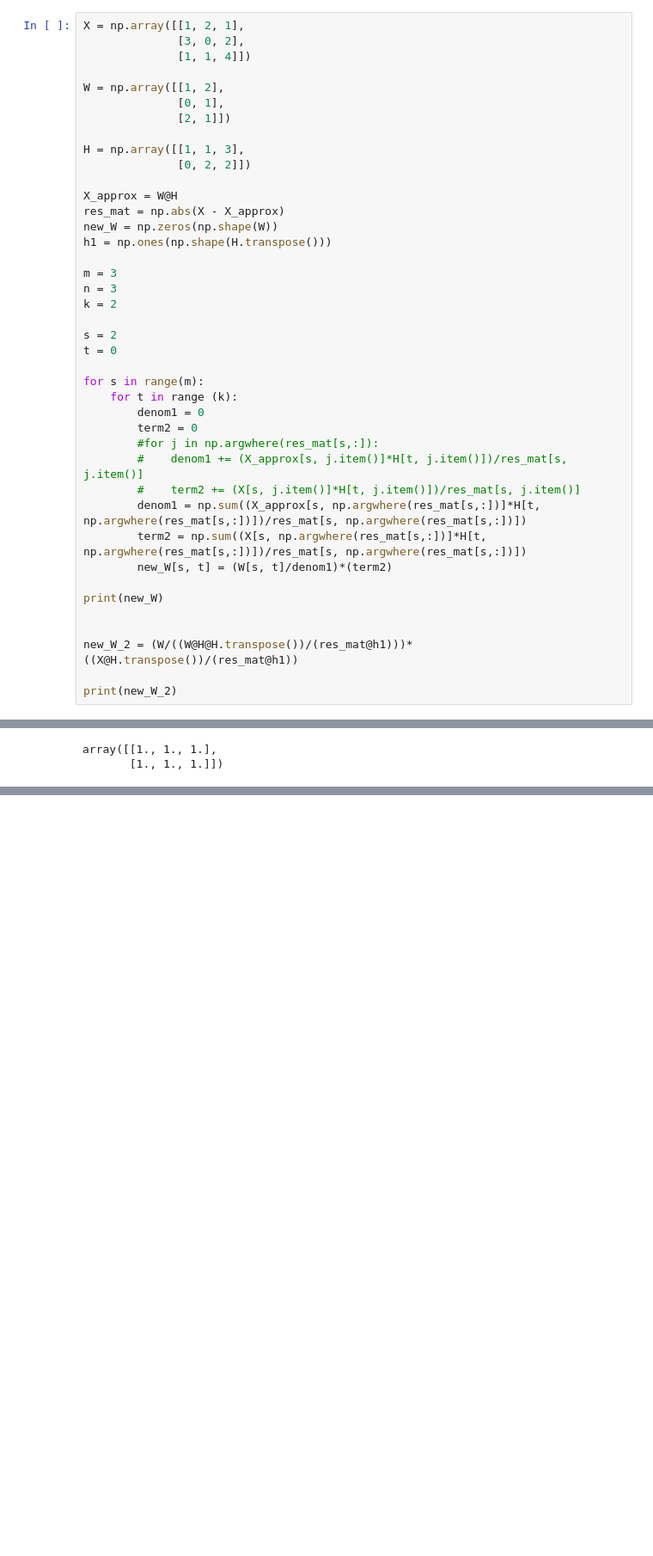
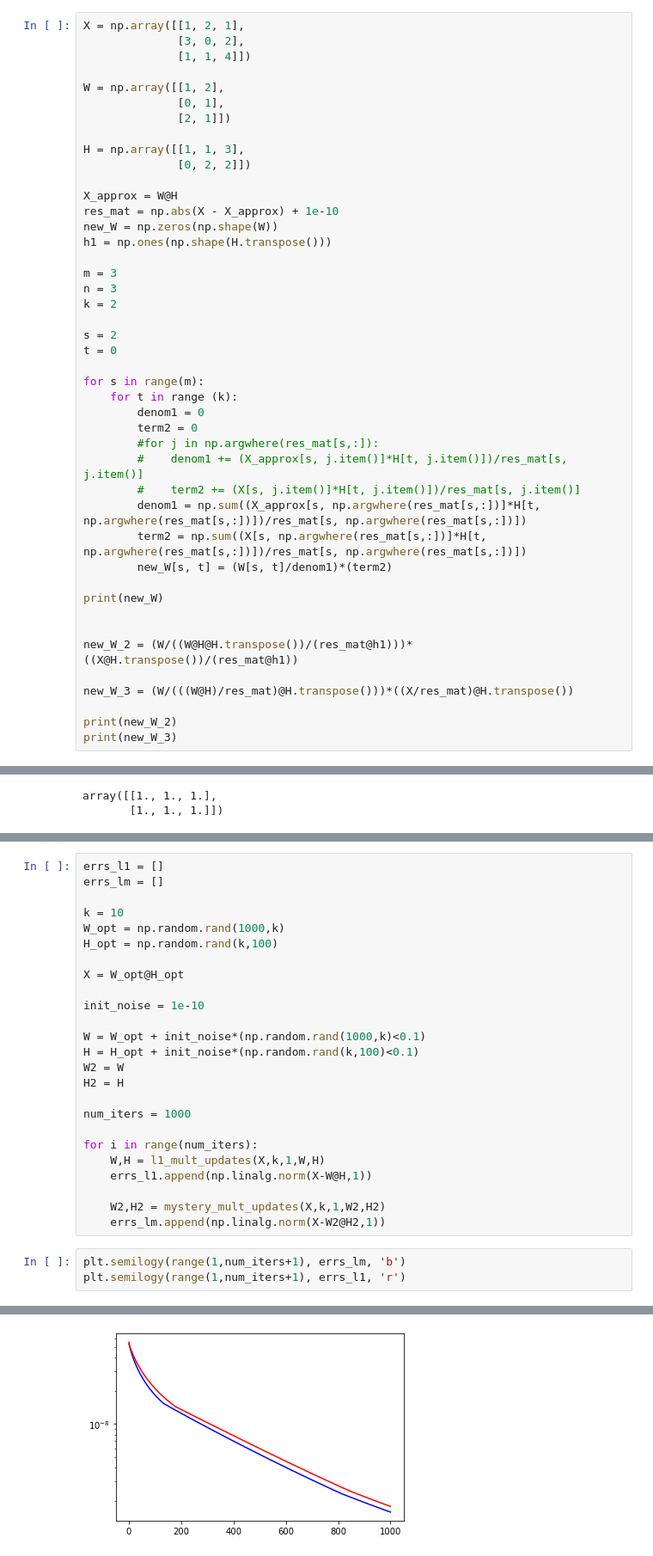
Before and after one commit to jamiehadd/entrywise-l1-NMF, a Jupyter notebook: L1_nmf_updates.ipynb, the cells around one changed output, grey strips where cells are left out. Shown at 86% size. Cells and saved outputs as stored; diff of their text form; blank space fills up the shorter version.

```diff
--- a/L1_nmf_updates.ipynb
+++ b/L1_nmf_updates.ipynb
@@ -182,7 +163,7 @@ H = np.array([[1, 1, 3],
               [0, 2, 2]])
 
 X_approx = W@H
-res_mat = np.abs(X - X_approx)
+res_mat = np.abs(X - X_approx) + 1e-10
 new_W = np.zeros(np.shape(W))
 h1 = np.ones(np.shape(H.transpose()))
 
@@ -209,5 +190,8 @@ print(new_W)
 
 new_W_2 = (W/((W@H@H.transpose())/(res_mat@h1)))*((X@H.transpose())/(res_mat@h1))
 
+new_W_3 = (W/(((W@H)/res_mat)@H.transpose()))*((X/res_mat)@H.transpose())
+
 print(new_W_2)
+print(new_W_3)
 # %% [output]
@@ -236,0 +268,29 @@ t
+# %%
+errs_l1 = []
+errs_lm = []
+
+k = 10
+W_opt = np.random.rand(1000,k)
+H_opt = np.random.rand(k,100)
+
+X = W_opt@H_opt
+
+init_noise = 1e-10
+
+W = W_opt + init_noise*(np.random.rand(1000,k)<0.1)
+H = H_opt + init_noise*(np.random.rand(k,100)<0.1)
+W2 = W
+H2 = H
+
+num_iters = 1000
+
+for i in range(num_iters):
+    W,H = l1_mult_updates(X,k,1,W,H)
+    errs_l1.append(np.linalg.norm(X-W@H,1))
+
+    W2,H2 = mystery_mult_updates(X,k,1,W2,H2)
+    errs_lm.append(np.linalg.norm(X-W2@H2,1))
+# %%
+plt.semilogy(range(1,num_iters+1), errs_lm, 'b')
+plt.semilogy(range(1,num_iters+1), errs_l1, 'r')
+# %% [output]
@@ -236,0 +298 @@ t
+[figure, added]
```
Also changed, not shown: parts of 14 cells of this notebook.
